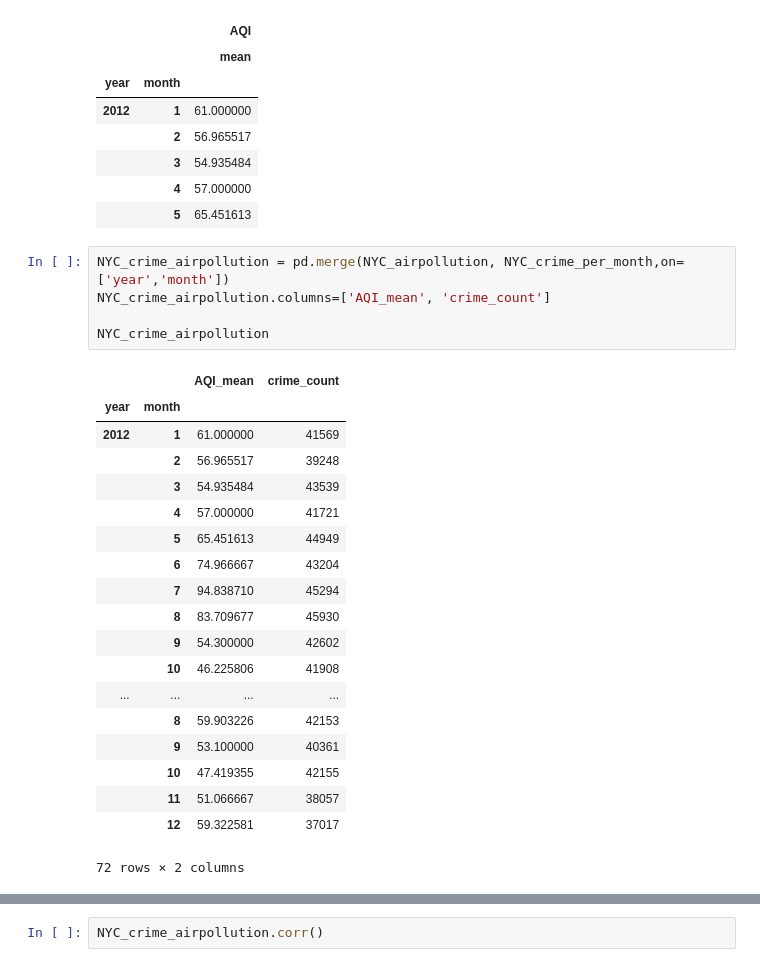
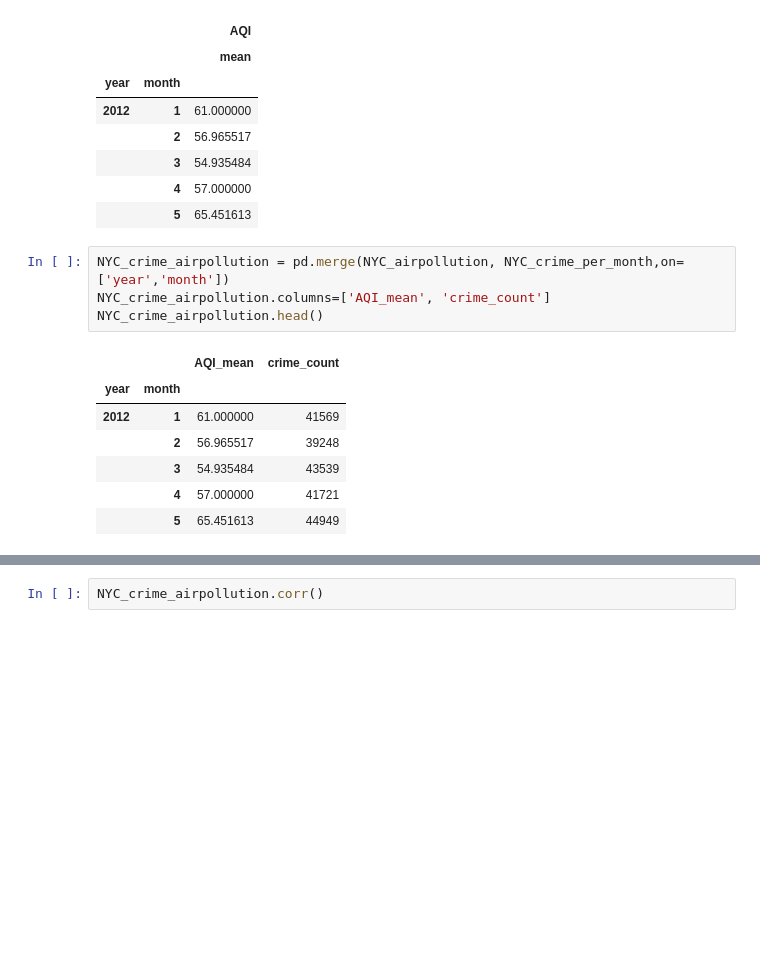
Before and after one commit to AprilW048/Final_Project, a Jupyter notebook: Air Pollution.ipynb, the cells around one changed output, grey strips where cells are left out. Cells and saved outputs as stored; diff of their text form; blank space fills up the shorter version.

```diff
--- a/Air Pollution.ipynb
+++ b/Air Pollution.ipynb
@@ -383,25 +356,12 @@ NYC_airpollution.head()
 # %%
 NYC_crime_airpollution = pd.merge(NYC_airpollution, NYC_crime_per_month,on=['year','month'])
 NYC_crime_airpollution.columns=['AQI_mean', 'crime_count']
-
-NYC_crime_airpollution
+NYC_crime_airpollution.head()
 # %% [output]
 |  |  | AQI_mean | crime_count |
 | year | month |  |  |
 | 2012 | 1 | 61.000000 | 41569 |
 |  | 2 | 56.965517 | 39248 |
 |  | 3 | 54.935484 | 43539 |
 |  | 4 | 57.000000 | 41721 |
 |  | 5 | 65.451613 | 44949 |
-|  | 6 | 74.966667 | 43204 |
-|  | 7 | 94.838710 | 45294 |
-|  | 8 | 83.709677 | 45930 |
-|  | 9 | 54.300000 | 42602 |
-|  | 10 | 46.225806 | 41908 |
-| ... | ... | ... | ... |
-|  | 8 | 59.903226 | 42153 |
-|  | 9 | 53.100000 | 40361 |
-|  | 10 | 47.419355 | 42155 |
-|  | 11 | 51.066667 | 38057 |
-|  | 12 | 59.322581 | 37017 |
-72 rows × 2 columns
```
Also changed, not shown: parts of 27 cells of this notebook.
